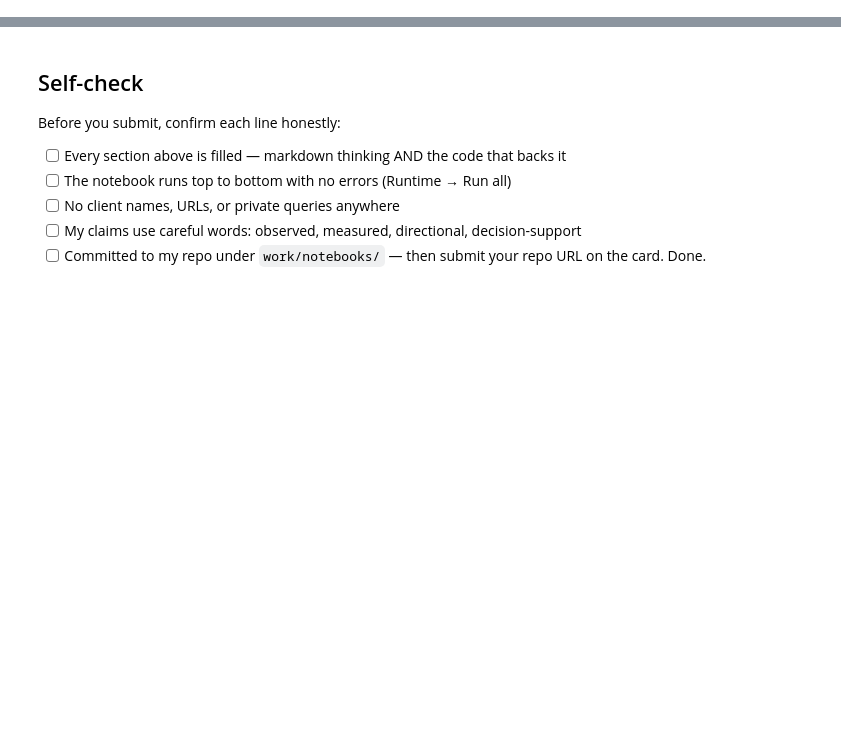
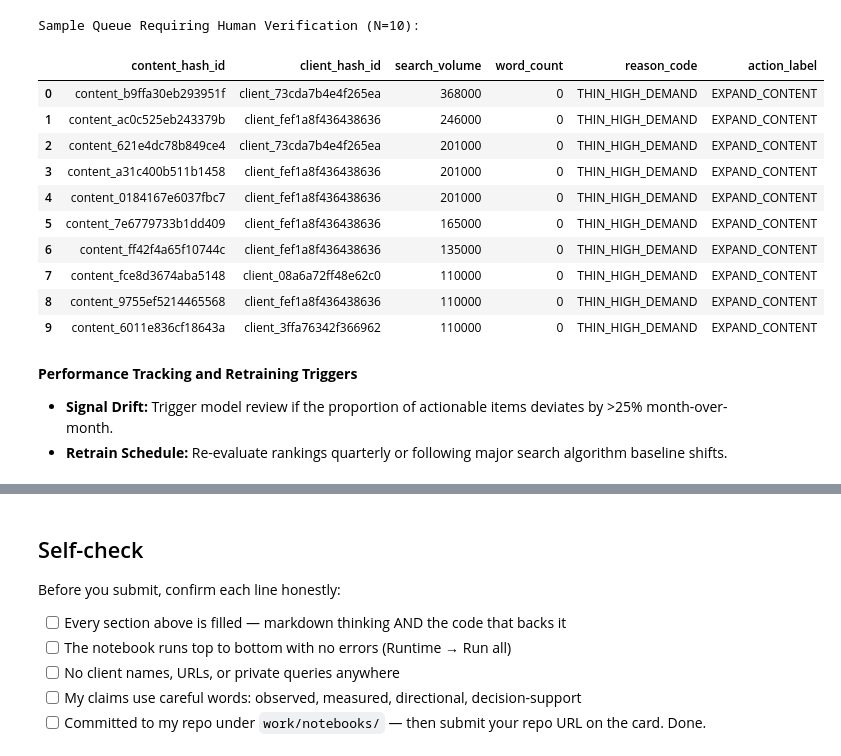
Before and after one commit to nnanwubeikenna-prog/ikenna-flyrank-ml-internship, a Jupyter notebook: work/notebooks/w07_action_playbook.ipynb, the cells around one changed output, grey strips where cells are left out. Saved outputs shown, nothing was run; the diff lists cells and outputs as text; code cells hidden in the pictures; blank space fills up the shorter version.

```diff
--- a/work/notebooks/w07_action_playbook.ipynb
+++ b/work/notebooks/w07_action_playbook.ipynb
@@ -43,0 +95,21 @@ This skeleton is yours to fill. Work the sections **in order** — each one has
+# %%
+review_queue = df_queue[df_queue['action_label'].isin(['HIGH_PRIORITY_REFRESH', 'EXPAND_CONTENT'])].head(10)
+print(f"Sample Queue Requiring Human Verification (N={len(review_queue)}):")
+display(review_queue[['content_hash_id', 'client_hash_id', 'search_volume', 'word_count', 'reason_code', 'action_label']])
+# %% [output]
+Sample Queue Requiring Human Verification (N=10):
+|  | content_hash_id | client_hash_id | search_volume | word_count | reason_code | action_label |
+| 0 | content_b9ffa30eb293951f | client_73cda7b4e4f265ea | 368000 | 0 | THIN_HIGH_DEMAND | EXPAND_CONTENT |
+| 1 | content_ac0c525eb243379b | client_fef1a8f436438636 | 246000 | 0 | THIN_HIGH_DEMAND | EXPAND_CONTENT |
+| 2 | content_621e4dc78b849ce4 | client_73cda7b4e4f265ea | 201000 | 0 | THIN_HIGH_DEMAND | EXPAND_CONTENT |
+| 3 | content_a31c400b511b1458 | client_fef1a8f436438636 | 201000 | 0 | THIN_HIGH_DEMAND | EXPAND_CONTENT |
+| 4 | content_0184167e6037fbc7 | client_fef1a8f436438636 | 201000 | 0 | THIN_HIGH_DEMAND | EXPAND_CONTENT |
+| 5 | content_7e6779733b1dd409 | client_fef1a8f436438636 | 165000 | 0 | THIN_HIGH_DEMAND | EXPAND_CONTENT |
+| 6 | content_ff42f4a65f10744c | client_fef1a8f436438636 | 135000 | 0 | THIN_HIGH_DEMAND | EXPAND_CONTENT |
+| 7 | content_fce8d3674aba5148 | client_08a6a72ff48e62c0 | 110000 | 0 | THIN_HIGH_DEMAND | EXPAND_CONTENT |
+| 8 | content_9755ef5214465568 | client_fef1a8f436438636 | 110000 | 0 | THIN_HIGH_DEMAND | EXPAND_CONTENT |
+| 9 | content_6011e836cf18643a | client_3ffa76342f366962 | 110000 | 0 | THIN_HIGH_DEMAND | EXPAND_CONTENT |
+# %% [markdown]
+**Performance Tracking and Retraining Triggers**
+* **Signal Drift:** Trigger model review if the proportion of actionable items deviates by >25% month-over-month.
+* **Retrain Schedule:** Re-evaluate rankings quarterly or following major search algorithm baseline shifts.
```
Also changed, not shown: parts of 18 cells of this notebook.
